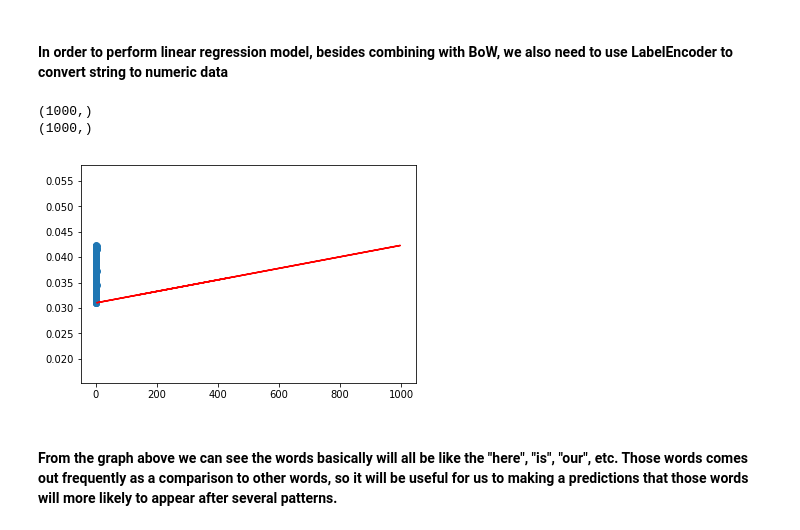
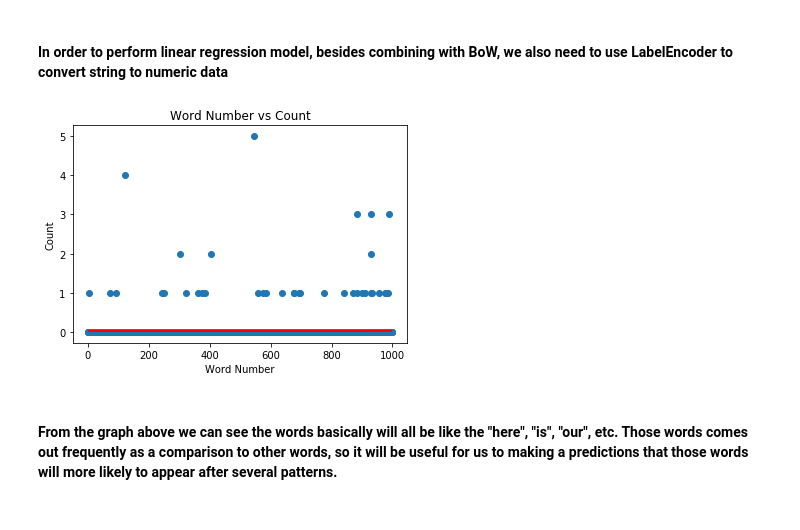
Before and after one commit to JiaMa-SJSU/Auto-complete, a Jupyter notebook: smart_email_compose.ipynb, the cells around one changed output. Drawn from its saved outputs; the diff is of its cells as text; code cells hidden in the pictures.

```diff
--- a/smart_email_compose.ipynb
+++ b/smart_email_compose.ipynb
@@ -219,11 +219,6 @@ from sklearn import preprocessing
 le = preprocessing.LabelEncoder()
 X = le.fit(count_occur_df['Word']).transform(count_occur_df['Word'])
 y = count_occur_df['Count']
-print(X.shape)
-print(y.shape)
-# %% [output]
-(1000,)
-(1000,)
 # %%
 #Data Split
 from sklearn.model_selection import train_test_split
@@ -232,15 +227,18 @@ X_train, X_test, y_train, y_test = train_test_split(X, y, test_size=0.4, random_
 # %%
 from sklearn.linear_model import LinearRegression
 lm = LinearRegression()
 lm.fit(X_train[:, None],y_train)
+predictions = lm.predict(X_test[:,None])
 
-predictions = lm.predict(X_test[:, None])
-plt.scatter(y_test,predictions)
+plt.scatter(X, y)
+plt.xlabel('Word Number')
+plt.ylabel('Count')
+plt.title("Word Number vs Count")
 
-plt.plot(X_test, predictions,color='red')
+plt.plot(X_test, predictions, color='red')
 plt.show()
 # %% [output]
-[figure, old version]
+[figure, new version]
 # %% [markdown]
 #### From the graph above we can see the words basically will all be like the "here", "is", "our", etc. Those words comes out frequently as a comparison to other words, so it will be useful for us to making a predictions that those words will more likely to appear after several patterns.
 # %% [markdown]
```
Also changed, not shown: parts of 16 cells of this notebook.
